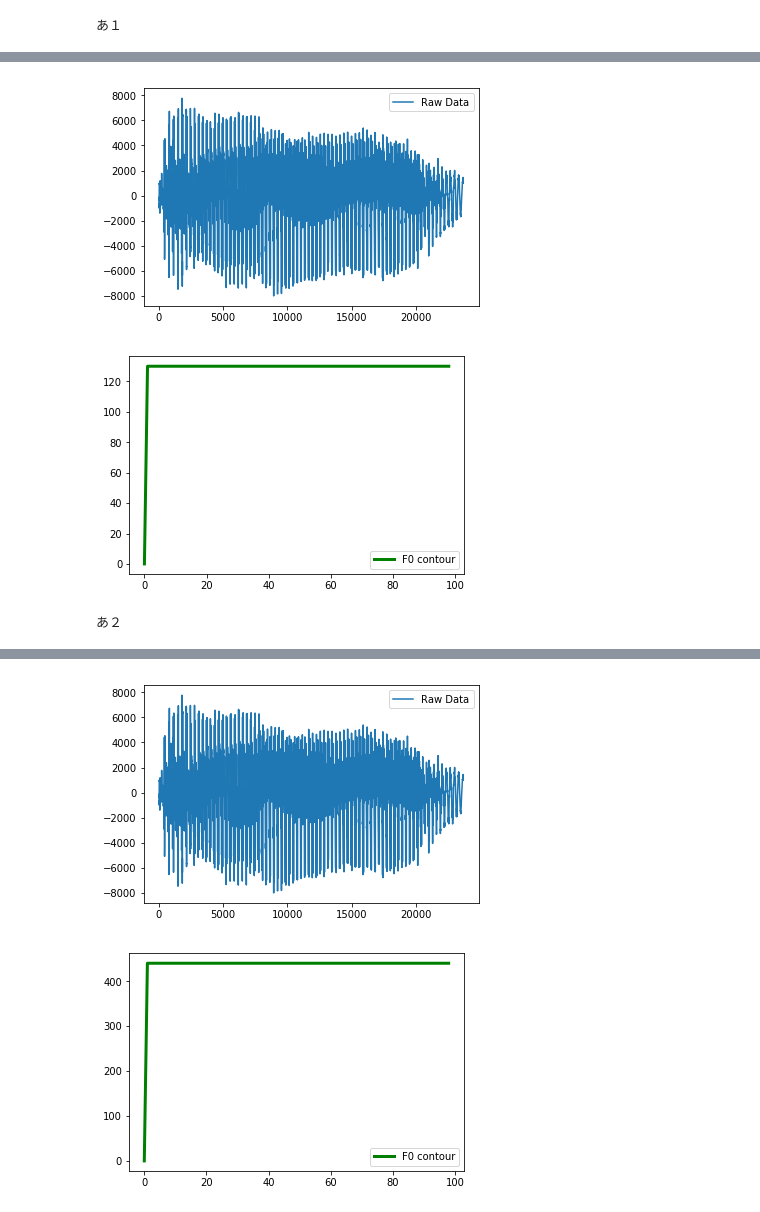
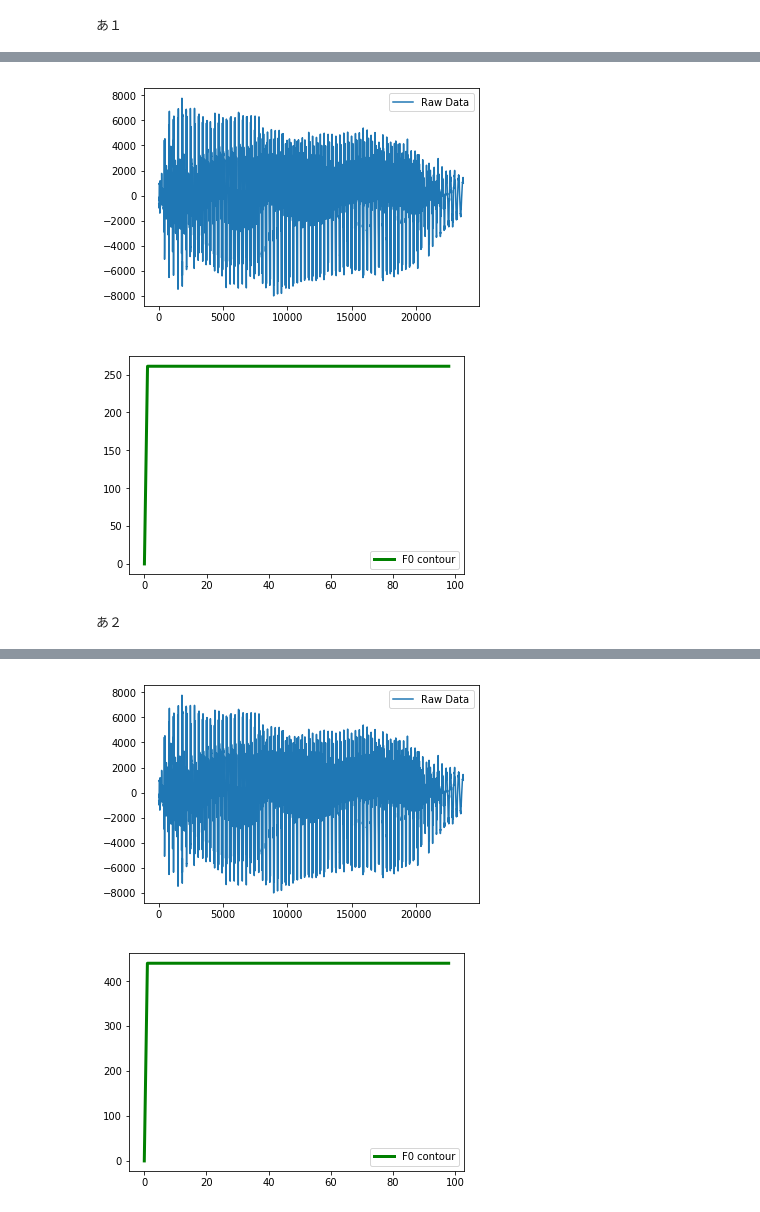
Before and after one commit to signsyn/preparation_overundershoot, a Jupyter notebook: hokan-kansu.ipynb, the cells around one changed output, grey strips where cells are left out. Cells and saved outputs as stored; diff of their text form; code cells hidden in the pictures.

```diff
--- a/hokan-kansu.ipynb
+++ b/hokan-kansu.ipynb
@@ -7,8 +7,8 @@ import numpy as np
 import matplotlib.pyplot as plt
 import IPython.display as display
 
-WAV_FILE1 = '../share/a.wav'  # １音目
-WAV_FILE2 = '../share/a.wav'  # ２音目
+WAV_FILE1 = '../../share/a.wav'  # １音目
+WAV_FILE2 = '../../share/a.wav'  # ２音目
 
 fs1, data1 = wavfile.read(WAV_FILE1)
 data1 = data1.astype(np.float)  # WORLDはfloat前提
@@ -16,7 +16,7 @@ data1 = data1.astype(np.float)  # WORLDはfloat前提
 fs2, data2 = wavfile.read(WAV_FILE2)
 data2 = data2.astype(np.float)  # WORLDはfloat前提
 
-pitch1 = 48  # C4
+pitch1 = 60# C4
 pitch2 = 69  # A4
 
 def extract(data, fs):  # f0, メルケプ, bapを抽出する関数
@@ -70,34 +70,34 @@ syn2 = audiomake(f02, mcep2, bap2, fs2)
 
 print('あ１')
 display.display(
     display.Audio(syn1, rate=fs1)
 )
 
 plt.plot(data1, label="Raw Data")
 plt.legend(fontsize=10)
 plt.show();
 
 plt.plot(f01, linewidth=3, color="green", label="F0 contour")  # １音目のf0のプロット
 plt.legend(fontsize=10)
 plt.show();
 
 print('あ２')
 display.display(
     display.Audio(syn2, rate=fs2)
 )
 
 plt.plot(data2, label="Raw Data")
 plt.legend(fontsize=10)
 plt.show();
 
 plt.plot(f02, linewidth=3, color="green", label="F0 contour")  # ２音目のf0のプロット
 plt.legend(fontsize=10)
 plt.show();
 # %% [output]
 あ１
 [interactive output not drawn]
 [figure]
-[figure, old version]
+[figure, new version]
 あ２
 [interactive output not drawn]
 [figure]
```
Also changed, not shown: parts of 3 cells of this notebook.
